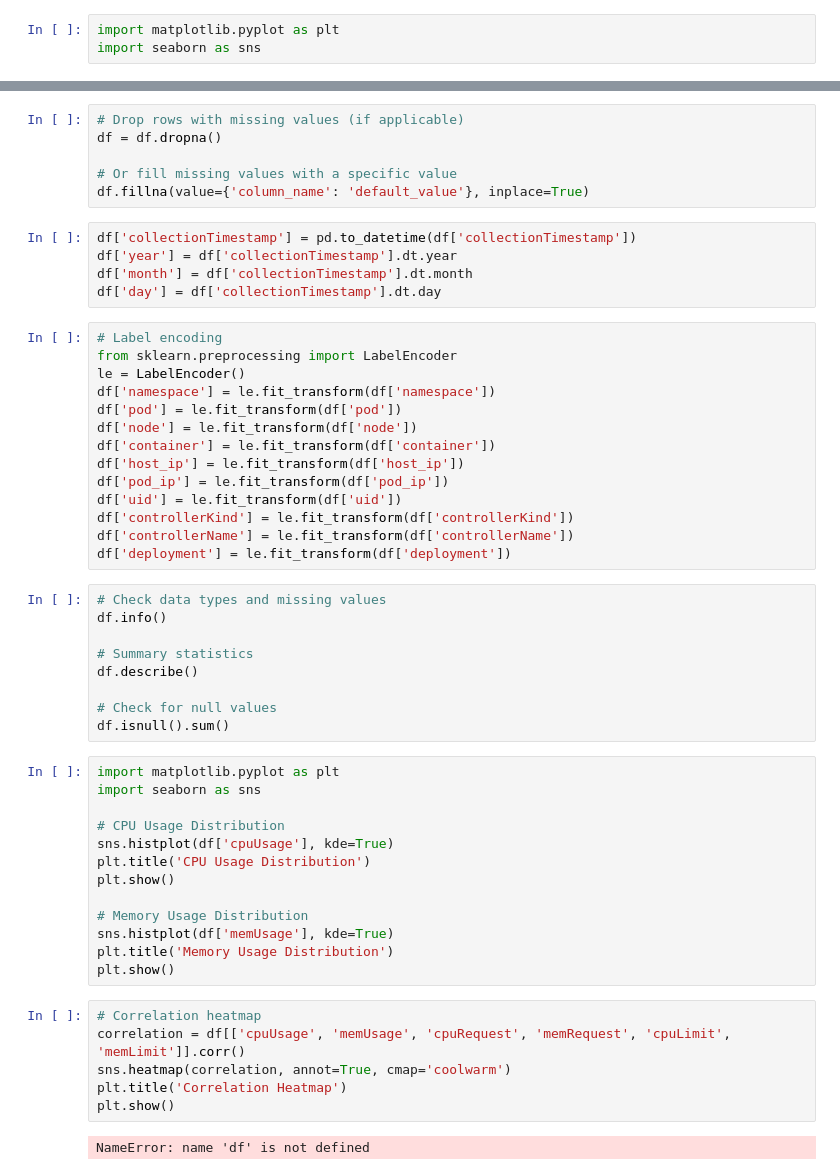
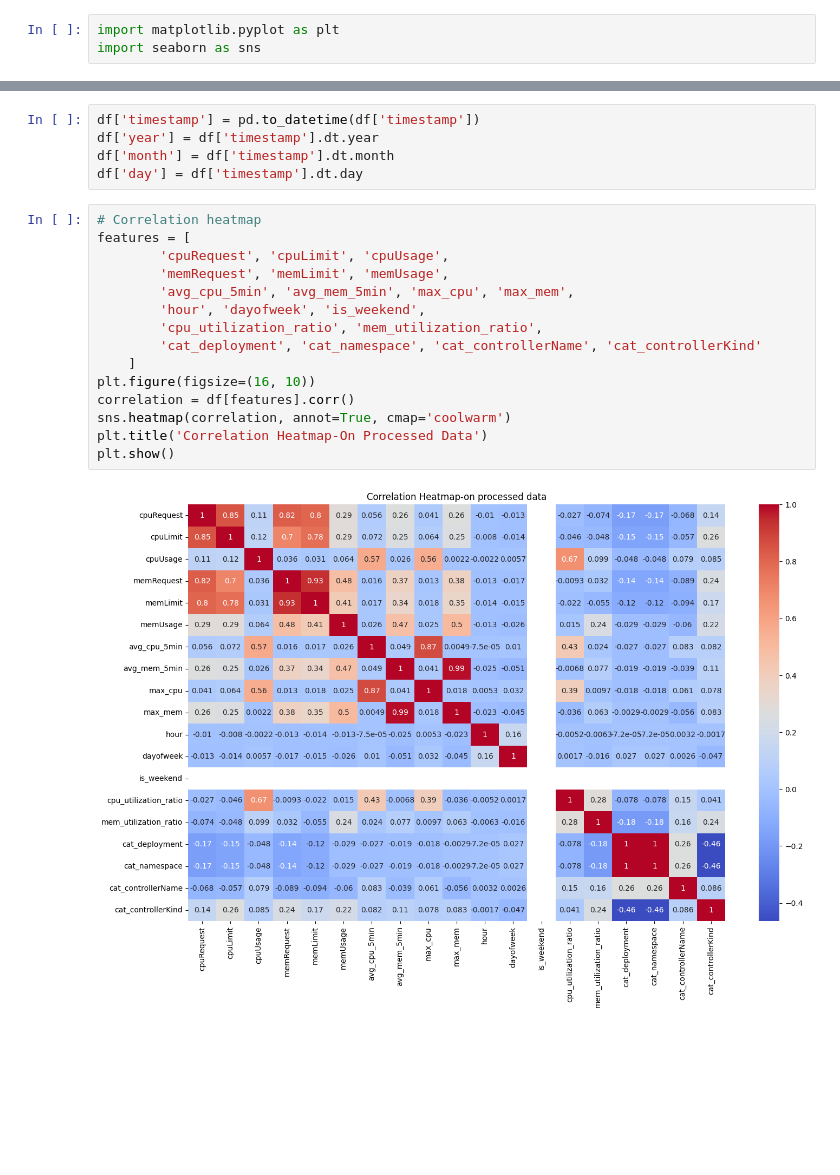
Before and after one commit to MyGitRepo-1979/MLearn, a Jupyter notebook: KubeTuner/kubetune1.0/src/models/timeseriesxgboost/preprocess.ipynb, the cells around one changed output, grey strips where cells are left out. Cells and saved outputs as stored; diff of their text form; blank space fills up the shorter version.

```diff
--- a/KubeTuner/kubetune1.0/src/models/timeseriesxgboost/preprocess.ipynb
+++ b/KubeTuner/kubetune1.0/src/models/timeseriesxgboost/preprocess.ipynb
@@ -45,55 +43,22 @@ for col in categorical_cols:
-# %%
-# Drop rows with missing values (if applicable)
-df = df.dropna()
-
-# Or fill missing values with a specific value
-df.fillna(value={'column_name': 'default_value'}, inplace=True)
 # %%
-df['collectionTimestamp'] = pd.to_datetime(df['collectionTimestamp'])
-df['year'] = df['collectionTimestamp'].dt.year
-df['month'] = df['collectionTimestamp'].dt.month
-df['day'] = df['collectionTimestamp'].dt.day
+df['timestamp'] = pd.to_datetime(df['timestamp'])
+df['year'] = df['timestamp'].dt.year
+df['month'] = df['timestamp'].dt.month
+df['day'] = df['timestamp'].dt.day
-# %%
-# Label encoding
-from sklearn.preprocessing import LabelEncoder
-le = LabelEncoder()
-df['namespace'] = le.fit_transform(df['namespace'])
-df['pod'] = le.fit_transform(df['pod'])
-df['node'] = le.fit_transform(df['node'])
-df['container'] = le.fit_transform(df['container'])
-df['host_ip'] = le.fit_transform(df['host_ip'])
-df['pod_ip'] = le.fit_transform(df['pod_ip'])
-df['uid'] = le.fit_transform(df['uid'])
-df['controllerKind'] = le.fit_transform(df['controllerKind'])
-df['controllerName'] = le.fit_transform(df['controllerName'])
-df['deployment'] = le.fit_transform(df['deployment'])
-# %%
-# Check data types and missing values
-df.info()
-
-# Summary statistics
-df.describe()
-
-# Check for null values
-df.isnull().sum()
-# %%
-import matplotlib.pyplot as plt
-import seaborn as sns
-
-# CPU Usage Distribution
-sns.histplot(df['cpuUsage'], kde=True)
-plt.title('CPU Usage Distribution')
-plt.show()
-
-# Memory Usage Distribution
-sns.histplot(df['memUsage'], kde=True)
-plt.title('Memory Usage Distribution')
-plt.show()
 # %%
 # Correlation heatmap
-correlation = df[['cpuUsage', 'memUsage', 'cpuRequest', 'memRequest', 'cpuLimit', 'memLimit']].corr()
+features = [
+        'cpuRequest', 'cpuLimit', 'cpuUsage',
+        'memRequest', 'memLimit', 'memUsage',
+        'avg_cpu_5min', 'avg_mem_5min', 'max_cpu', 'max_mem',
+        'hour', 'dayofweek', 'is_weekend',
+        'cpu_utilization_ratio', 'mem_utilization_ratio',
+        'cat_deployment', 'cat_namespace', 'cat_controllerName', 'cat_controllerKind'
+    ]
+plt.figure(figsize=(16, 10))
+correlation = df[features].corr()
 sns.heatmap(correlation, annot=True, cmap='coolwarm')
-plt.title('Correlation Heatmap')
+plt.title('Correlation Heatmap-On Processed Data')
 plt.show()
 # %% [output]
-NameError: name 'df' is not defined
+[figure, added]
```
Also changed, not shown: parts of 13 cells of this notebook, 3 other files.
